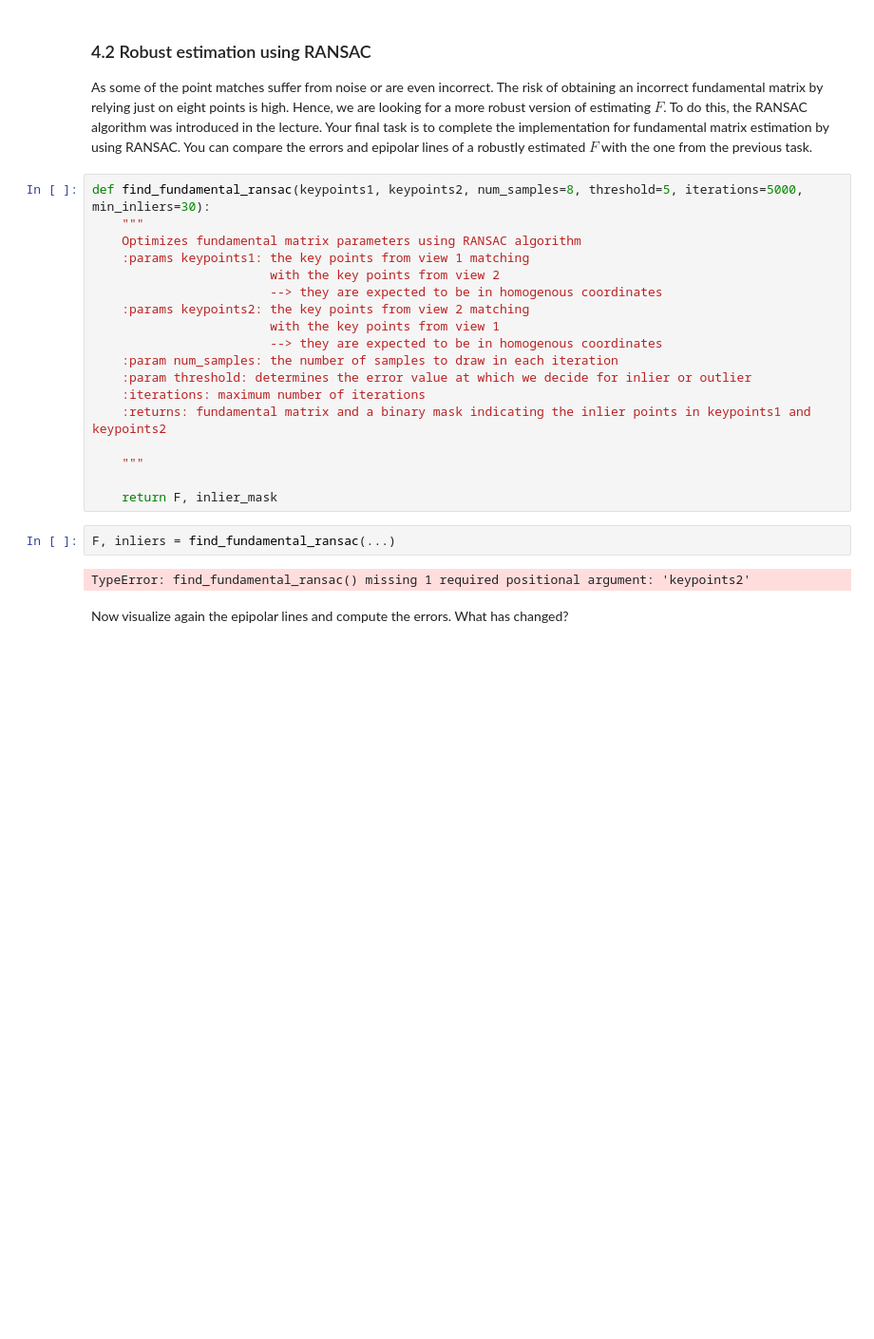
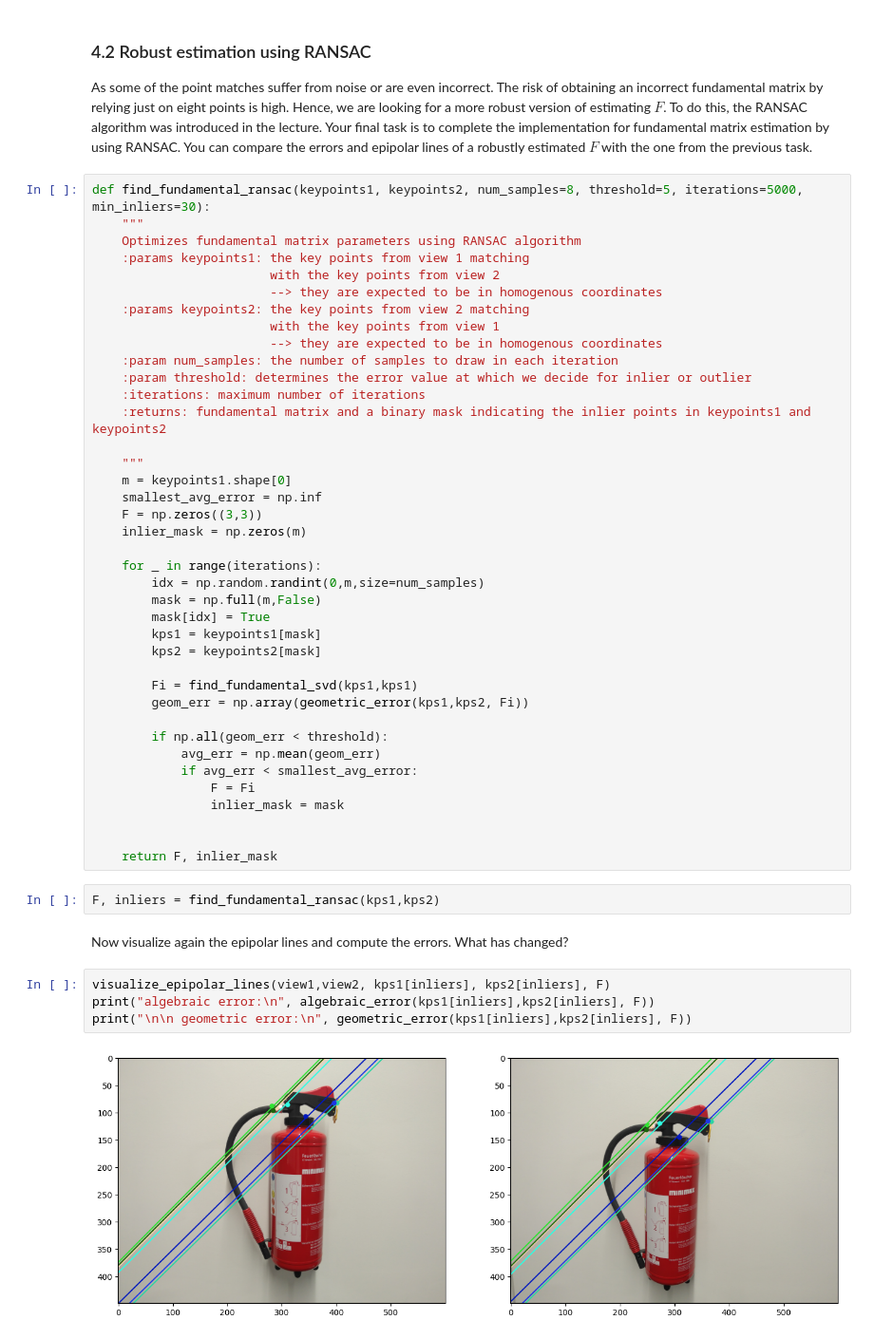
Before and after one commit to cfyoc/3dcv-students, a Jupyter notebook: 5.0-tl-fundamental-matrix.ipynb, the cells around one changed output. Shown at 95% size. Cells and saved outputs as stored; diff of their text form; blank space fills up the shorter version.

```diff
--- a/5.0-tl-fundamental-matrix.ipynb
+++ b/5.0-tl-fundamental-matrix.ipynb
@@ -211,11 +211,36 @@ def find_fundamental_ransac(keypoints1, keypoints2, num_samples=8, threshold=5,
     :returns: fundamental matrix and a binary mask indicating the inlier points in keypoints1 and keypoints2
 
     """
+    m = keypoints1.shape[0]
+    smallest_avg_error = np.inf
+    F = np.zeros((3,3))
+    inlier_mask = np.zeros(m)
+
+    for _ in range(iterations):
+        idx = np.random.randint(0,m,size=num_samples)
+        mask = np.full(m,False)
+        mask[idx] = True
+        kps1 = keypoints1[mask]
+        kps2 = keypoints2[mask]
+
+        Fi = find_fundamental_svd(kps1,kps1)
+        geom_err = np.array(geometric_error(kps1,kps2, Fi))
+
+        if np.all(geom_err < threshold):
+            avg_err = np.mean(geom_err)
+            if avg_err < smallest_avg_error:
+                F = Fi
+                inlier_mask = mask
+
 
     return F, inlier_mask
 # %%
-F, inliers = find_fundamental_ransac(...)
+F, inliers = find_fundamental_ransac(kps1,kps2)
-# %% [output]
-TypeError: find_fundamental_ransac() missing 1 required positional argument: 'keypoints2'
 # %% [markdown]
 Now visualize again the epipolar lines and compute the errors. What has changed?
+# %%
+visualize_epipolar_lines(view1,view2, kps1[inliers], kps2[inliers], F)
+print("algebraic error:\n", algebraic_error(kps1[inliers],kps2[inliers], F))
+print("\n\n geometric error:\n", geometric_error(kps1[inliers],kps2[inliers], F))
+# %% [output]
+[figure, added]
```
Also changed, not shown: parts of 7 cells of this notebook.
